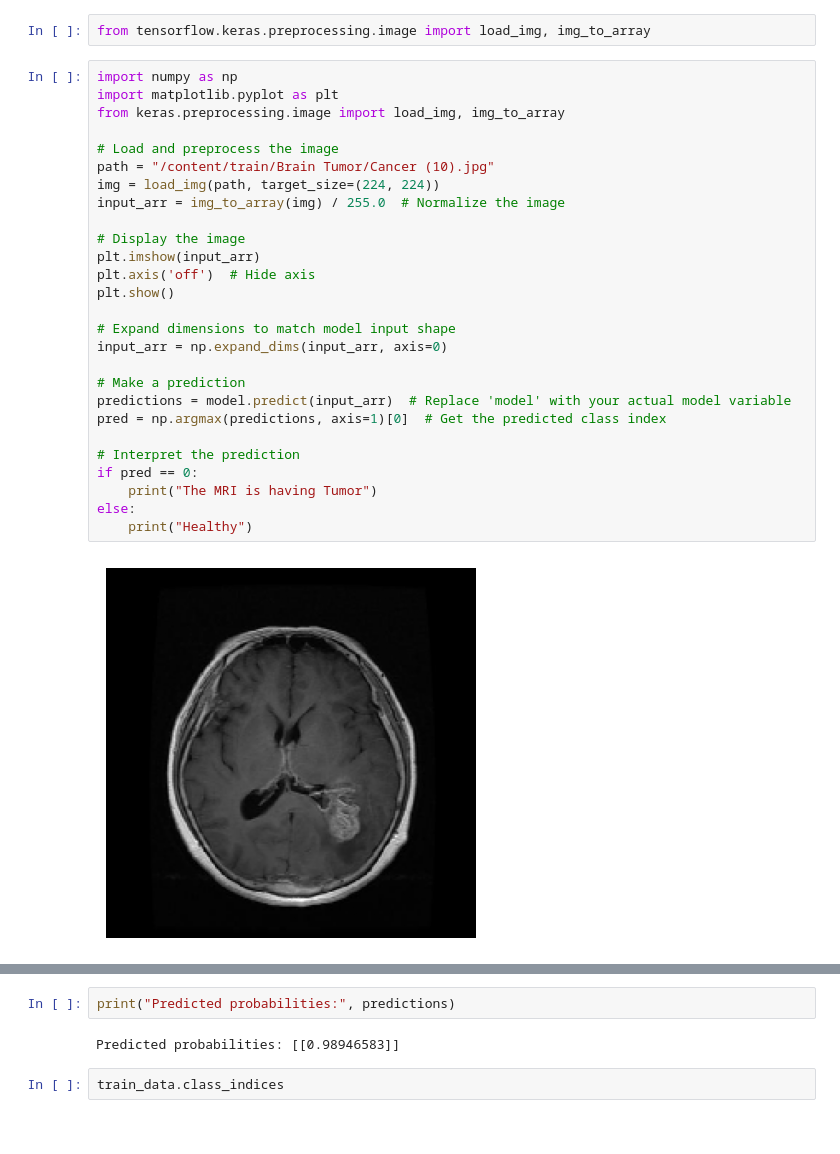
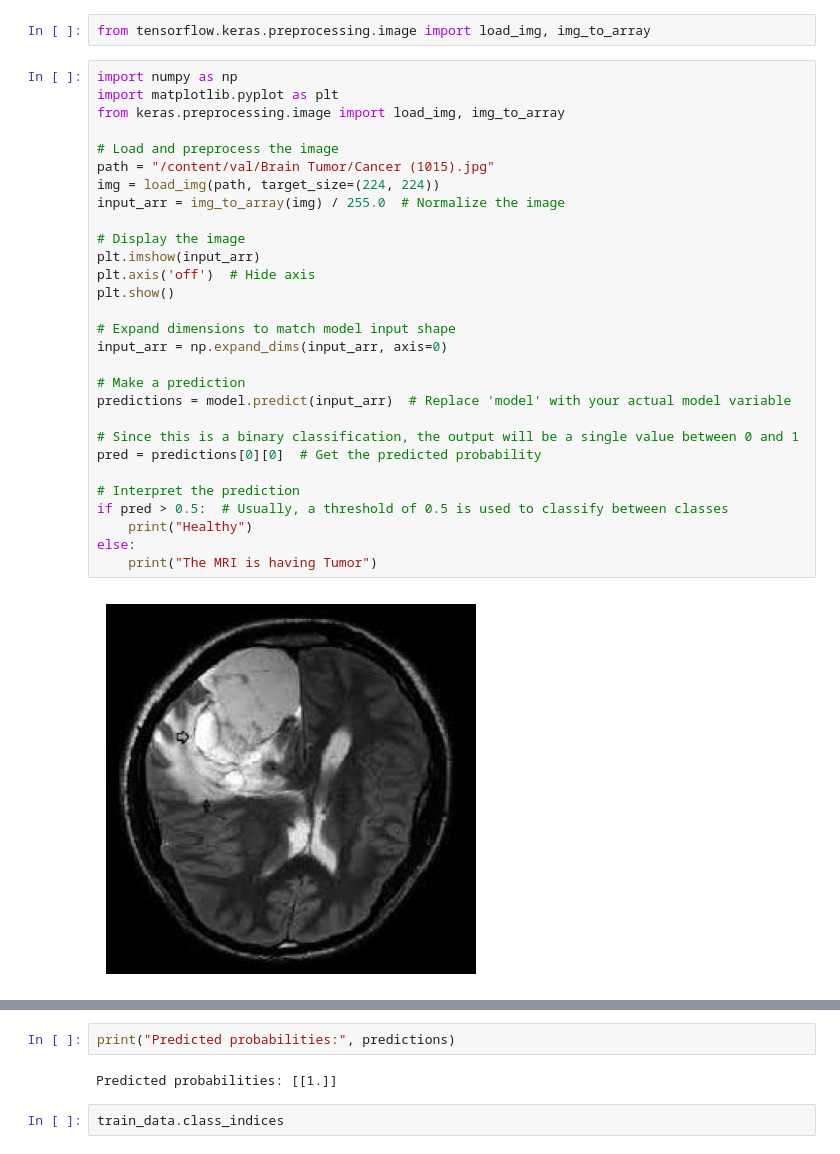
Before and after one commit to ramy-arab/Brain-Tumor-Detection, a Jupyter notebook: Brain_Tumor.ipynb, the cells around one changed output, grey strips where cells are left out. Drawn from its saved outputs; the diff is of its cells as text.

```diff
--- a/Brain_Tumor.ipynb
+++ b/Brain_Tumor.ipynb
@@ -363,29 +375,31 @@ from tensorflow.keras.preprocessing.image import load_img, img_to_array
 # %%
 import numpy as np
 import matplotlib.pyplot as plt
 from keras.preprocessing.image import load_img, img_to_array
 
 # Load and preprocess the image
-path = "/content/train/Brain Tumor/Cancer (10).jpg"
+path = "/content/val/Brain Tumor/Cancer (1015).jpg"
 img = load_img(path, target_size=(224, 224))
 input_arr = img_to_array(img) / 255.0  # Normalize the image
 
 # Display the image
 plt.imshow(input_arr)
 plt.axis('off')  # Hide axis
 plt.show()
 
 # Expand dimensions to match model input shape
 input_arr = np.expand_dims(input_arr, axis=0)
 
 # Make a prediction
 predictions = model.predict(input_arr)  # Replace 'model' with your actual model variable
-pred = np.argmax(predictions, axis=1)[0]  # Get the predicted class index
+
+# Since this is a binary classification, the output will be a single value between 0 and 1
+pred = predictions[0][0]  # Get the predicted probability
 
 # Interpret the prediction
-if pred == 0:
+if pred > 0.5:  # Usually, a threshold of 0.5 is used to classify between classes
+    print("Healthy")
+else:
     print("The MRI is having Tumor")
-else:
-    print("Healthy")
 # %% [output]
-[figure, old version]
+[figure, new version]
@@ -394,7 +408,7 @@ The MRI is having Tumor
 # %%
 print("Predicted probabilities:", predictions)
 # %% [output]
-Predicted probabilities: [[0.98946583]]
+Predicted probabilities: [[1.]]
 # %%
 train_data.class_indices
 # %% [output]
```
Also changed, not shown: parts of 18 cells of this notebook.
